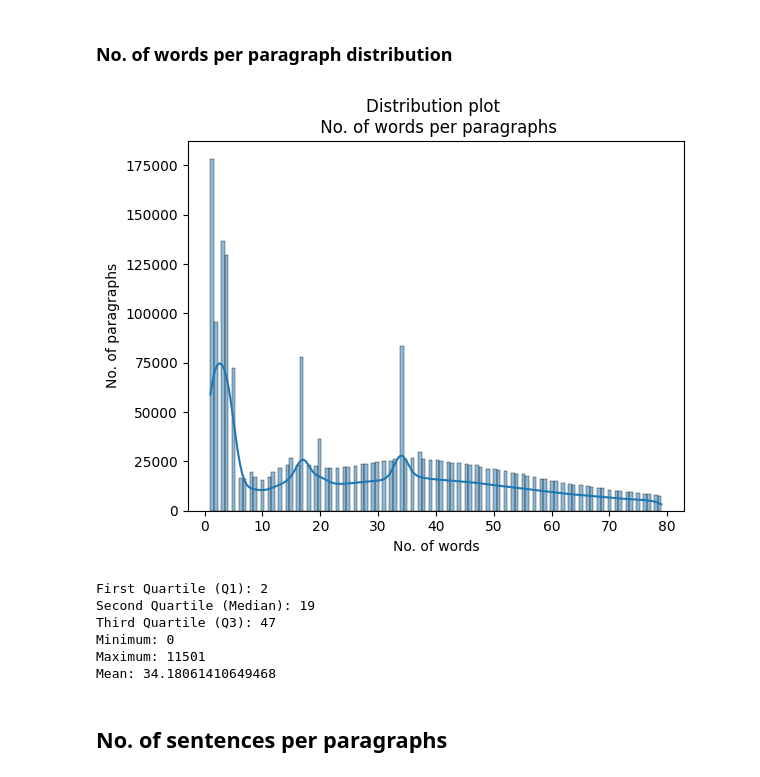
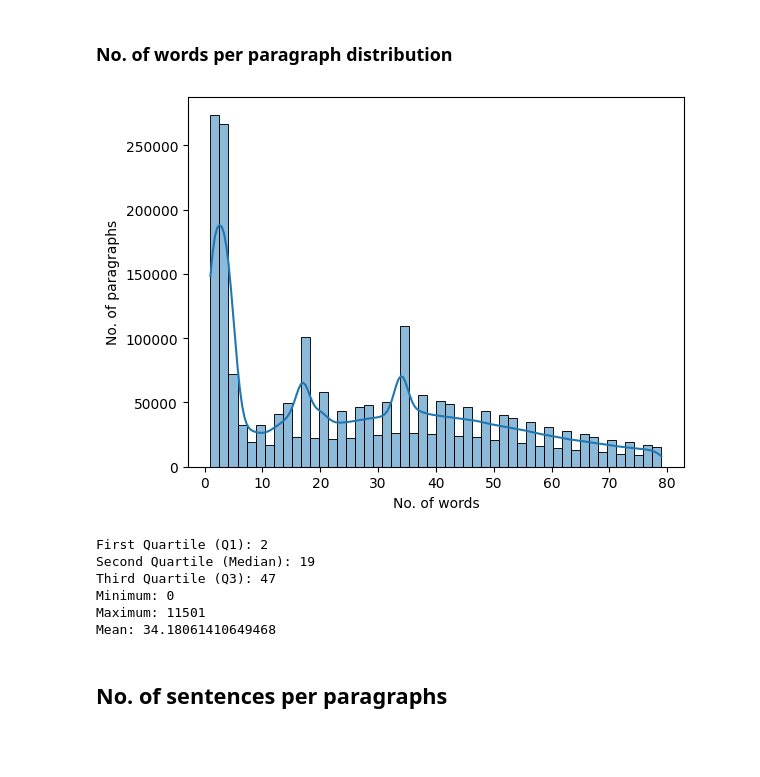
Before and after one commit to NishantLuitel/Nepali-Spell-Checker, a Jupyter notebook: data_analysis/ieee_data_analysis.ipynb, the cells around one changed output. Drawn from its saved outputs; the diff is of its cells as text; code cells hidden in the pictures; blank space fills up the shorter version.

```diff
--- a/data_analysis/ieee_data_analysis.ipynb
+++ b/data_analysis/ieee_data_analysis.ipynb
@@ -70,27 +70,26 @@ paragraph_list[100]
 # %%
 no_of_words_per_paragraph = [len(paragraph_list[i].split()) for i in range(len(paragraph_list))]
 len(no_of_words_per_paragraph)
 
 # obtain values for the no. cut_off of 150 words per paragraphs
 no_of_words_per_paragraph_lt_cut_off = []
 cut_off = 80
 for num in no_of_words_per_paragraph:
     if num < cut_off and num != 0:
         no_of_words_per_paragraph_lt_cut_off.append(num)
 
-sns.histplot(no_of_words_per_paragraph_lt_cut_off, kde=True)
+sns.histplot(no_of_words_per_paragraph_lt_cut_off, bins=50, kde=True)
 
 # Set labels and title
 plt.xlabel('No. of words')
 plt.ylabel('No. of paragraphs')
-plt.title('Distribution plot \n No. of words per paragraphs')
 
 # Show the plot
 plt.show()
 
 printDescriptiveStatistics(no_of_words_per_paragraph)
 # %% [output]
-[figure, old version]
+[figure, new version]
 First Quartile (Q1): 2
 Second Quartile (Median): 19
 Third Quartile (Q3): 47
```
Also changed, not shown: parts of 5 cells of this notebook, 1 other file.
